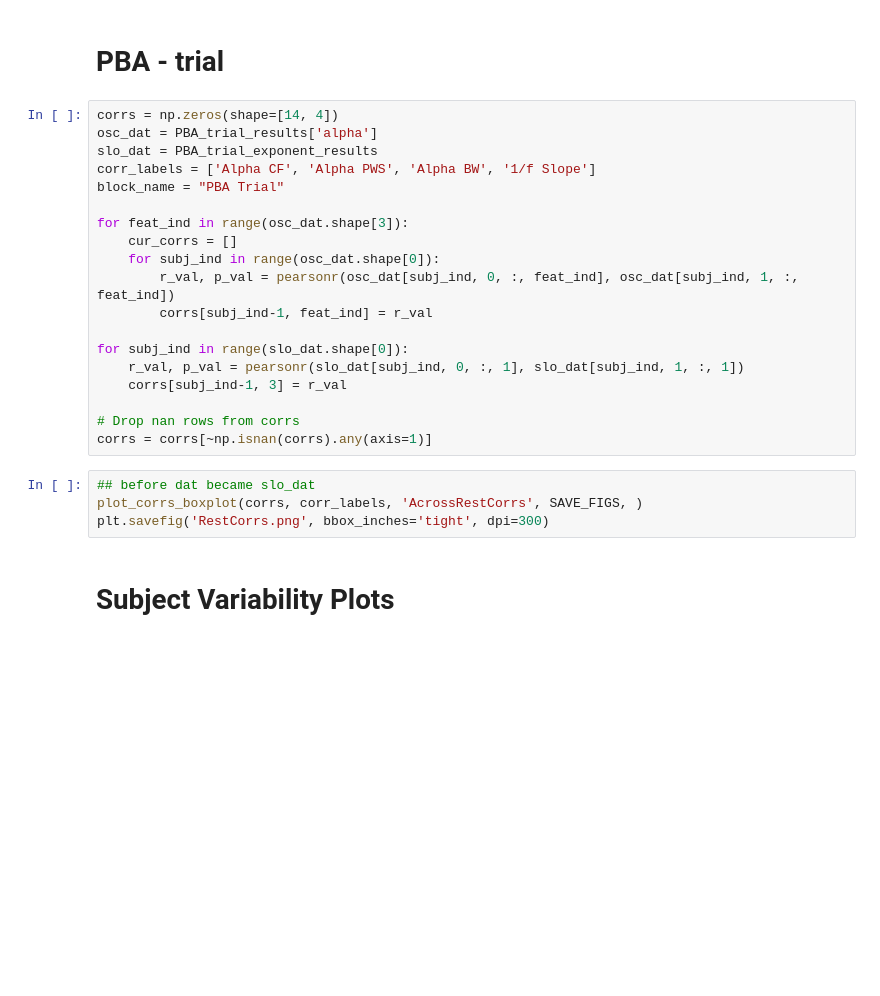
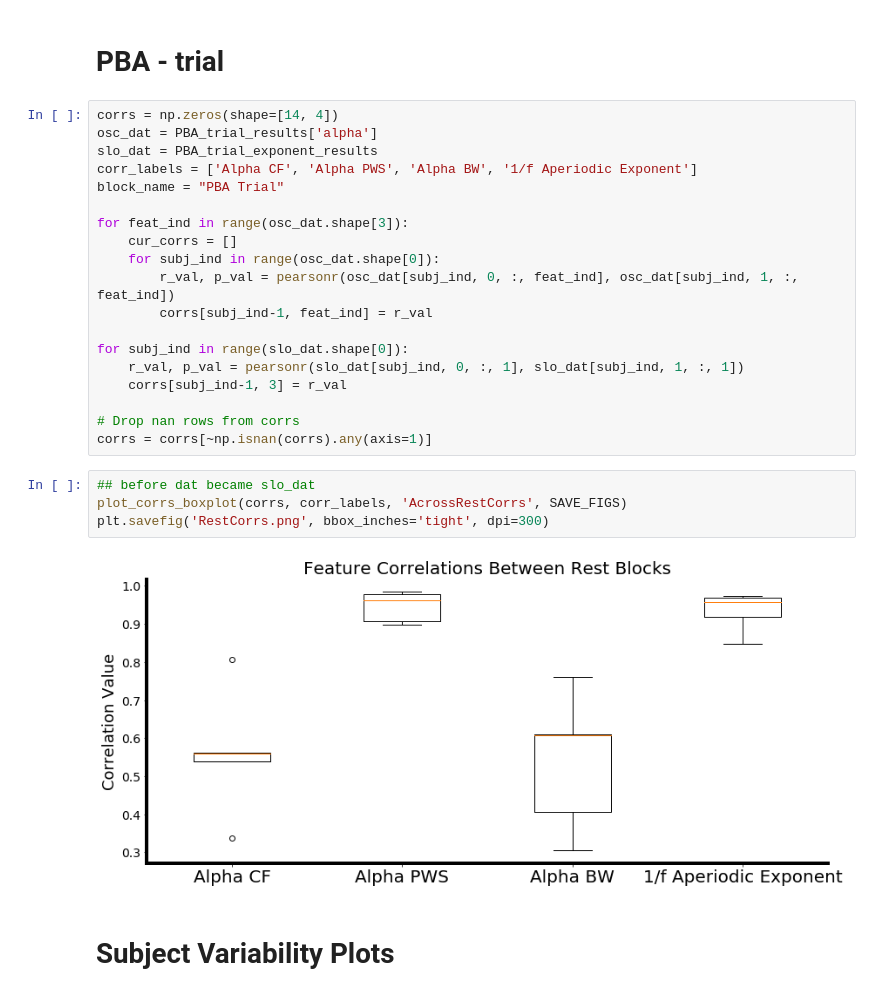
Before and after one commit to voytekresearch/EEGMapping, a Jupyter notebook: local/notebooks/GroupAnalysis.ipynb, the cells around one changed output. Drawn from its saved outputs; the diff is of its cells as text; blank space fills up the shorter version.

```diff
--- a/local/notebooks/GroupAnalysis.ipynb
+++ b/local/notebooks/GroupAnalysis.ipynb
@@ -257,7 +343,7 @@ plt.savefig('RestCorrs.png', bbox_inches='tight', dpi=300)
 corrs = np.zeros(shape=[14, 4])
 osc_dat = PBA_trial_results['alpha']
 slo_dat = PBA_trial_exponent_results
-corr_labels = ['Alpha CF', 'Alpha PWS', 'Alpha BW', '1/f Slope']
+corr_labels = ['Alpha CF', 'Alpha PWS', 'Alpha BW', '1/f Aperiodic Exponent']
 block_name = "PBA Trial"
 
 for feat_ind in range(osc_dat.shape[3]):
@@ -274,8 +360,10 @@ for subj_ind in range(slo_dat.shape[0]):
 corrs = corrs[~np.isnan(corrs).any(axis=1)]
 # %%
 ## before dat became slo_dat
-plot_corrs_boxplot(corrs, corr_labels, 'AcrossRestCorrs', SAVE_FIGS, )
+plot_corrs_boxplot(corrs, corr_labels, 'AcrossRestCorrs', SAVE_FIGS)
 plt.savefig('RestCorrs.png', bbox_inches='tight', dpi=300)
+# %% [output]
+[figure, added]
 # %% [markdown]
 # Subject Variability Plots
 # %%
```
Also changed, not shown: parts of 25 cells of this notebook, 4 other files.
